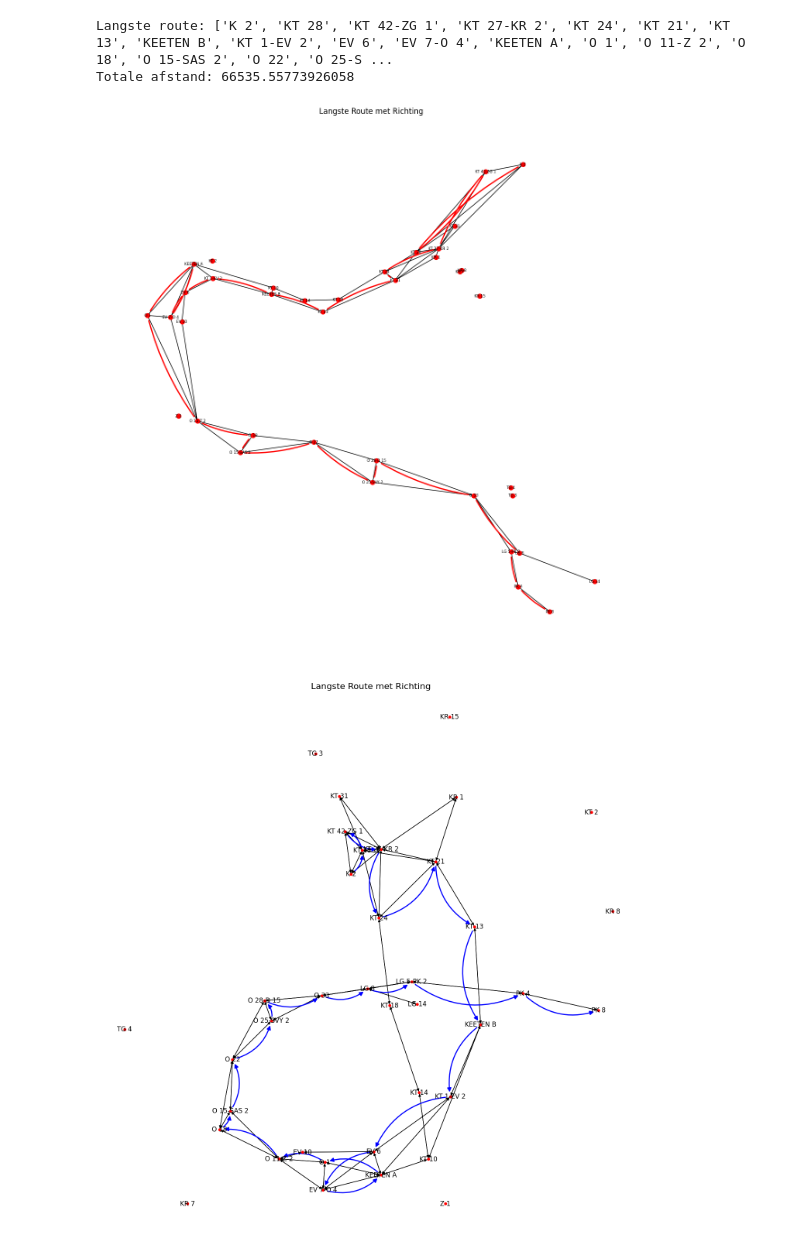
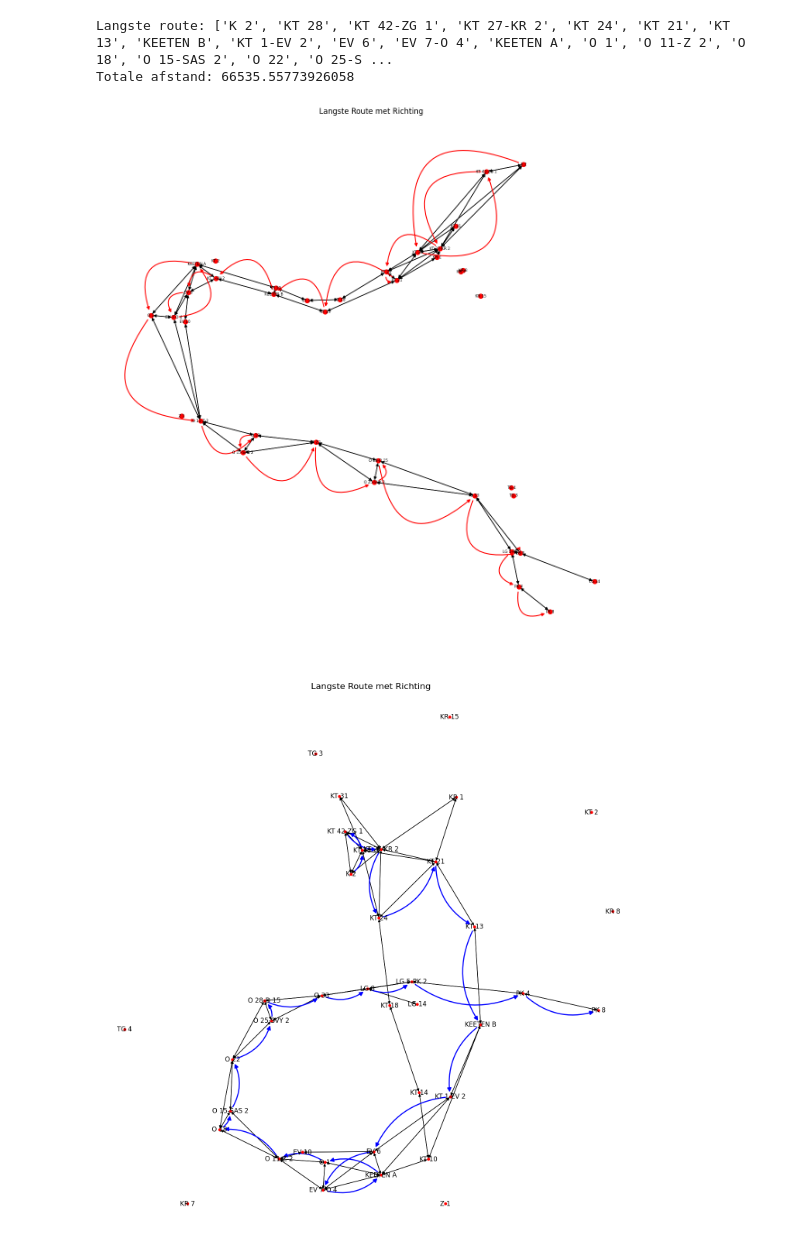
Before and after one commit to ajruben/spatial_project_zeilen, a Jupyter notebook: scripts/voorbereiden_data.ipynb, the cells around one changed output. Cells and saved outputs as stored; diff of their text form; code cells hidden in the pictures.

```diff
--- a/scripts/voorbereiden_data.ipynb
+++ b/scripts/voorbereiden_data.ipynb
@@ -570,31 +570,31 @@ Totale afstand: 66535.55773926058
 # %%
 #ROUTE ZELF VISUALISEREN
 
 # Posities van de knooppunten ophalen
 pos = nx.get_node_attributes(G, 'pos')
 
 # Visualiseer de graaf
 plt.figure(figsize=(12, 12))
 nx.draw(G, pos, with_labels=True, node_size=50, node_color="red", font_size=6)
 
 # Highlight de langste route met pijlen voor richting
 edges_in_path = [(path[i], path[i + 1]) for i in range(len(path) - 1)]
 nx.draw_networkx_edges(
     G,
     pos,
     edgelist=edges_in_path,
     edge_color="red",
-    width=2,
+    width=1.5,
     arrows=True,  # Voeg pijlen toe om de richting aan te geven
-    arrowsize=15,  # Grootte van de pijlen
-    connectionstyle="arc3,rad=0.1"  # Maak de verbindingen licht gebogen voor betere leesbaarheid
+    arrowsize=10,  # Grootte van de pijlen
+    connectionstyle="arc3,rad=0.9"  # Maak de verbindingen licht gebogen voor betere leesbaarheid
 )
 
 # Titel en tonen
 plt.title("Langste Route met Richting")
 plt.show()
 # %% [output]
-[figure, old version]
+[figure, new version]
 # %%
 #route beter zichtbaar tussen knopen. niet geografisch accuraat
 
```
Also changed, not shown: 1 other file.
